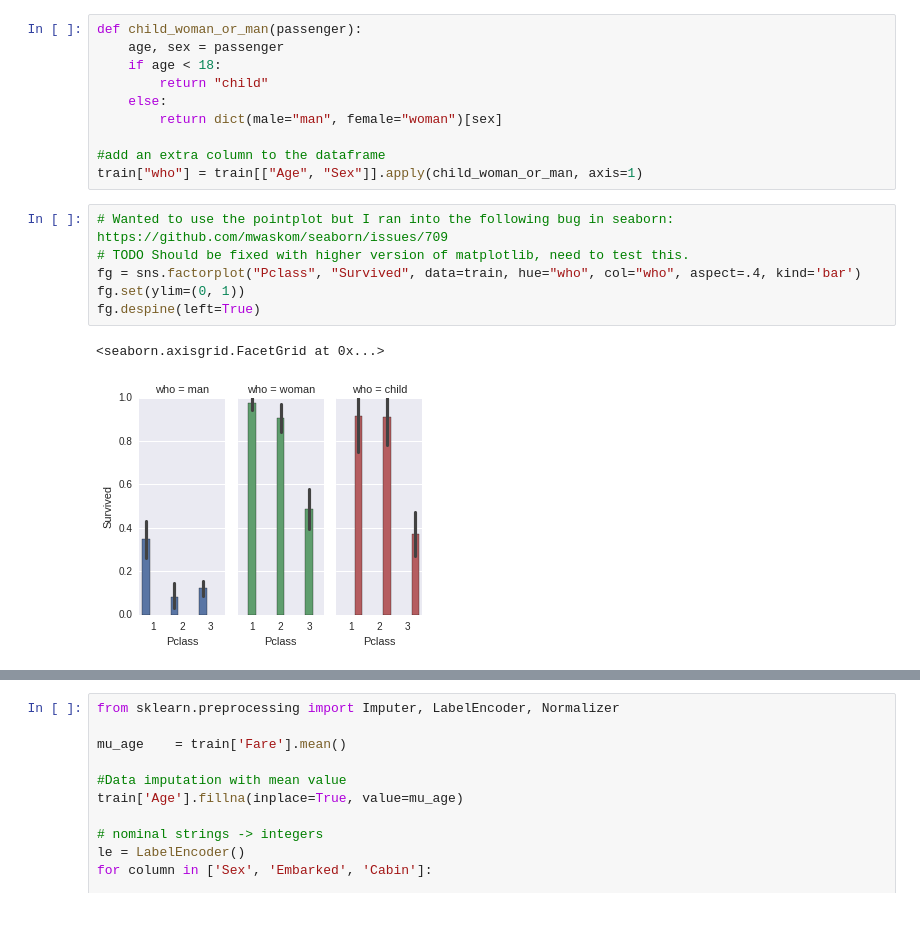
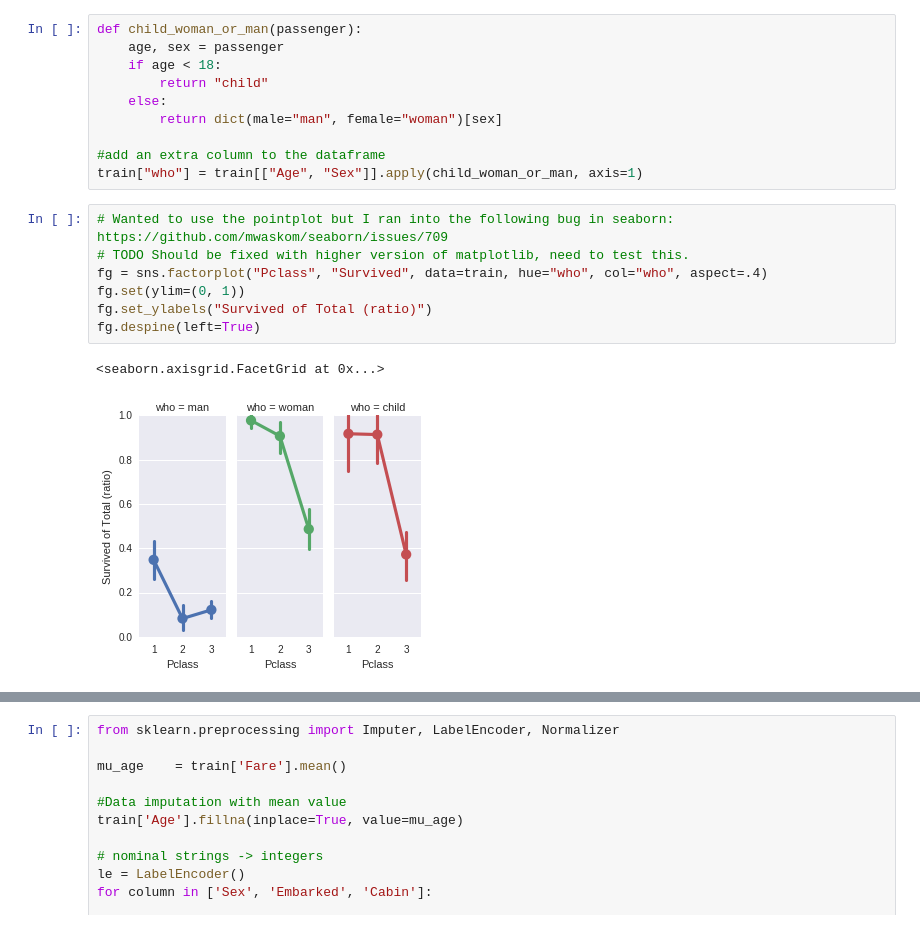
Before and after one commit to Apollovishwas/Udacity-DAND, a Jupyter notebook: P2 - Investigate a Dataset/Investigate A Dataset - Titanic.ipynb, the cells around one changed output, grey strips where cells are left out. Cells and saved outputs as stored; diff of their text form.

```diff
--- a/P2 - Investigate a Dataset/Investigate A Dataset - Titanic.ipynb
+++ b/P2 - Investigate a Dataset/Investigate A Dataset - Titanic.ipynb
@@ -142,9 +193,10 @@ train["who"] = train[["Age", "Sex"]].apply(child_woman_or_man, axis=1)
 # %%
 # Wanted to use the pointplot but I ran into the following bug in seaborn: https://github.com/mwaskom/seaborn/issues/709
 # TODO Should be fixed with higher version of matplotlib, need to test this.
-fg = sns.factorplot("Pclass", "Survived", data=train, hue="who", col="who", aspect=.4, kind='bar')
+fg = sns.factorplot("Pclass", "Survived", data=train, hue="who", col="who", aspect=.4)
 fg.set(ylim=(0, 1))
+fg.set_ylabels("Survived of Total (ratio)")
 fg.despine(left=True)
 # %% [output]
 <seaborn.axisgrid.FacetGrid at 0x...>
-[figure, old version]
+[figure, new version]
```
Also changed, not shown: parts of 23 cells of this notebook, 1 other file.
